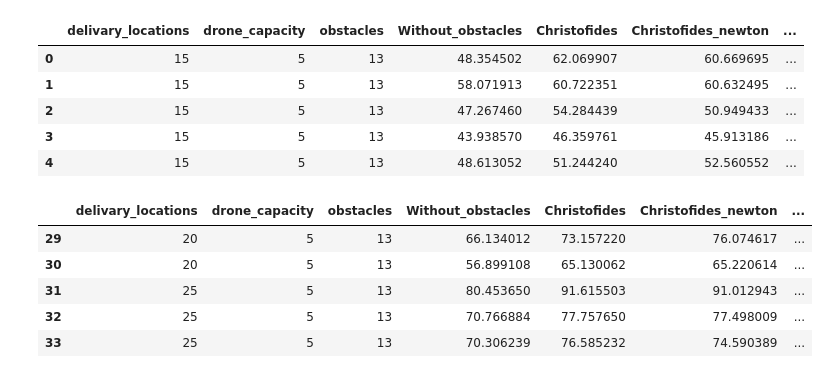
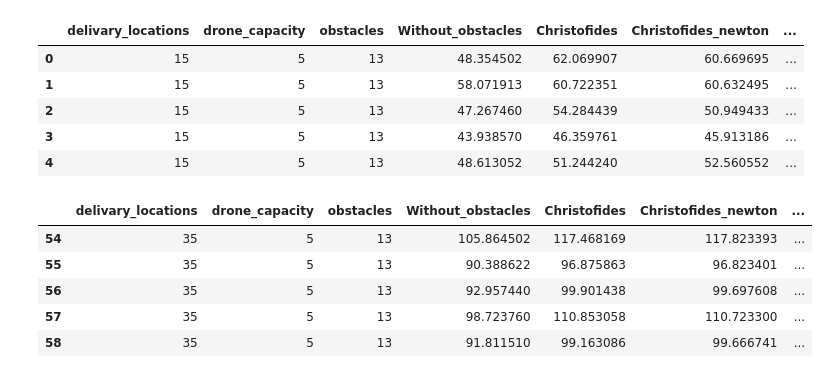
Before and after one commit to Grey-Hat-07/drone_obstacle, a Jupyter notebook: Drone_performance_k.ipynb, the cells around one changed output. Drawn from its saved outputs; the diff is of its cells as text; code cells hidden in the pictures.

```diff
--- a/Drone_performance_k.ipynb
+++ b/Drone_performance_k.ipynb
@@ -14,13 +14,13 @@ df_cap_k.head()
 | 3 | 15 | 5 | 13 | 43.938570 | 46.359761 | 45.913186 | ... |
 | 4 | 15 | 5 | 13 | 48.613052 | 51.244240 | 52.560552 | ... |
 # %%
-df_filtered = df_cap_k[df_cap_k['drone_capacity'] == 5]
-df_filtered.tail()
+df_cap_k = df_cap_k[df_cap_k['drone_capacity'] == 5]
+df_cap_k.tail()
 # %% [output]
 |  | delivary_locations | drone_capacity | obstacles | Without_obstacles | Christofides | Christofides_newton | ... |
-| 29 | 20 | 5 | 13 | 66.134012 | 73.157220 | 76.074617 | ... |
-| 30 | 20 | 5 | 13 | 56.899108 | 65.130062 | 65.220614 | ... |
-| 31 | 25 | 5 | 13 | 80.453650 | 91.615503 | 91.012943 | ... |
-| 32 | 25 | 5 | 13 | 70.766884 | 77.757650 | 77.498009 | ... |
-| 33 | 25 | 5 | 13 | 70.306239 | 76.585232 | 74.590389 | ... |
+| 54 | 35 | 5 | 13 | 105.864502 | 117.468169 | 117.823393 | ... |
+| 55 | 35 | 5 | 13 | 90.388622 | 96.875863 | 96.823401 | ... |
+| 56 | 35 | 5 | 13 | 92.957440 | 99.901438 | 99.697608 | ... |
+| 57 | 35 | 5 | 13 | 98.723760 | 110.853058 | 110.723300 | ... |
+| 58 | 35 | 5 | 13 | 91.811510 | 99.163086 | 99.666741 | ... |
 # %%
```
Also changed, not shown: parts of 5 cells of this notebook, 2 other files.
